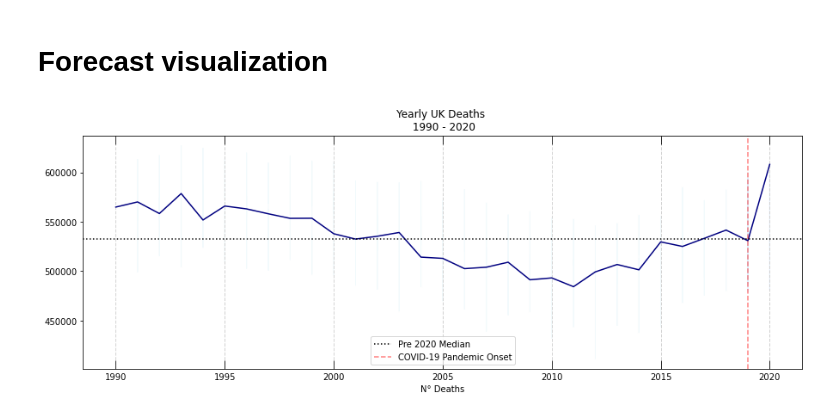
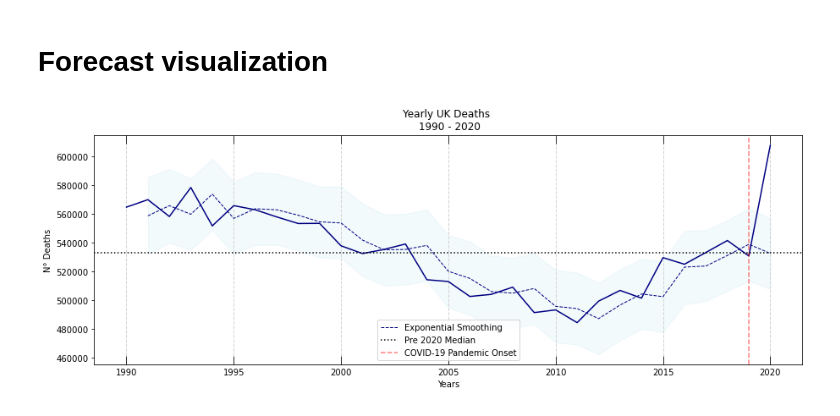
Before and after one commit to vb690/learning_bayes, a Jupyter notebook: examples/covid_exponential_smoothing/uk_excess_deaths_2020.ipynb, the cells around one changed output. Drawn from its saved outputs; the diff is of its cells as text; code cells hidden in the pictures.

Commit message:
Better plot for excess deaths

```diff
--- a/examples/covid_exponential_smoothing/uk_excess_deaths_2020.ipynb
+++ b/examples/covid_exponential_smoothing/uk_excess_deaths_2020.ipynb
@@ -251,24 +251,20 @@ plt.plot(
 )
 
 plt.plot(
-     np.array([df[df['year'] != 2020]['year'].values[1:] for i in range(estimated_deaths.shape[0])]),
-    (estimated_deaths[:, :-1] * sigma_data) + mean_data,
+    df['year'].values[1:],
+    ((estimated_deaths * sigma_data) + mean_data).mean(0),
+    linewidth=1,
+    c='navy',
+    linestyle="--",
+    label="Exponential Smoothing"
+)
+plt.fill_between(
+    df['year'].values[1:],
+    np.percentile(((estimated_deaths * sigma_data) + mean_data), 2.5, axis=0),
+    np.percentile(((estimated_deaths * sigma_data) + mean_data), 97.5, axis=0),
     linewidth=1,
     alpha=0.1,
-    c='skyblue',
-    zorder=-10
-)
-plt.plot(
-    np.array([[2019, 2020] for i in range(estimated_deaths.shape[0])]),
-    np.hstack(
-        [
-            (estimated_deaths[:, -2] * sigma_data) + mean_data,
-            (estimated_deaths[:, -1] * sigma_data) + mean_data
-        ]
-    ).reshape(-1, 2),
-    linewidth=1,
-    alpha=0.1,
-    c='dodgerblue',
+    color='skyblue',
     zorder=-10
 )
 
@@ -285,32 +281,32 @@ for year in target_years:
     plt.axvline(
         year,
         color='lightgray',
         linestyle='--',
         linewidth=1,
         zorder=-1
     )
 
 plt.xticks(target_years)
 plt.tick_params(
     axis='x',
     direction='in',
     length=10.0,
     zorder=3,
     top=True
 )
 plt.axvline(
     2019,
     color='r',
     linestyle='--',
     alpha=0.5,
     label="COVID-19 Pandemic Onset"
 )
 
 plt.title("Yearly UK Deaths \n 1990 - 2020")
 plt.xlabel("Years")
-plt.xlabel("N° Deaths")
+plt.ylabel("N° Deaths")
 
 plt.legend()
 plt.show()
 # %% [output]
-[figure, old version]
+[figure, new version]
```
Also changed, not shown: parts of 1 cell of this notebook.
